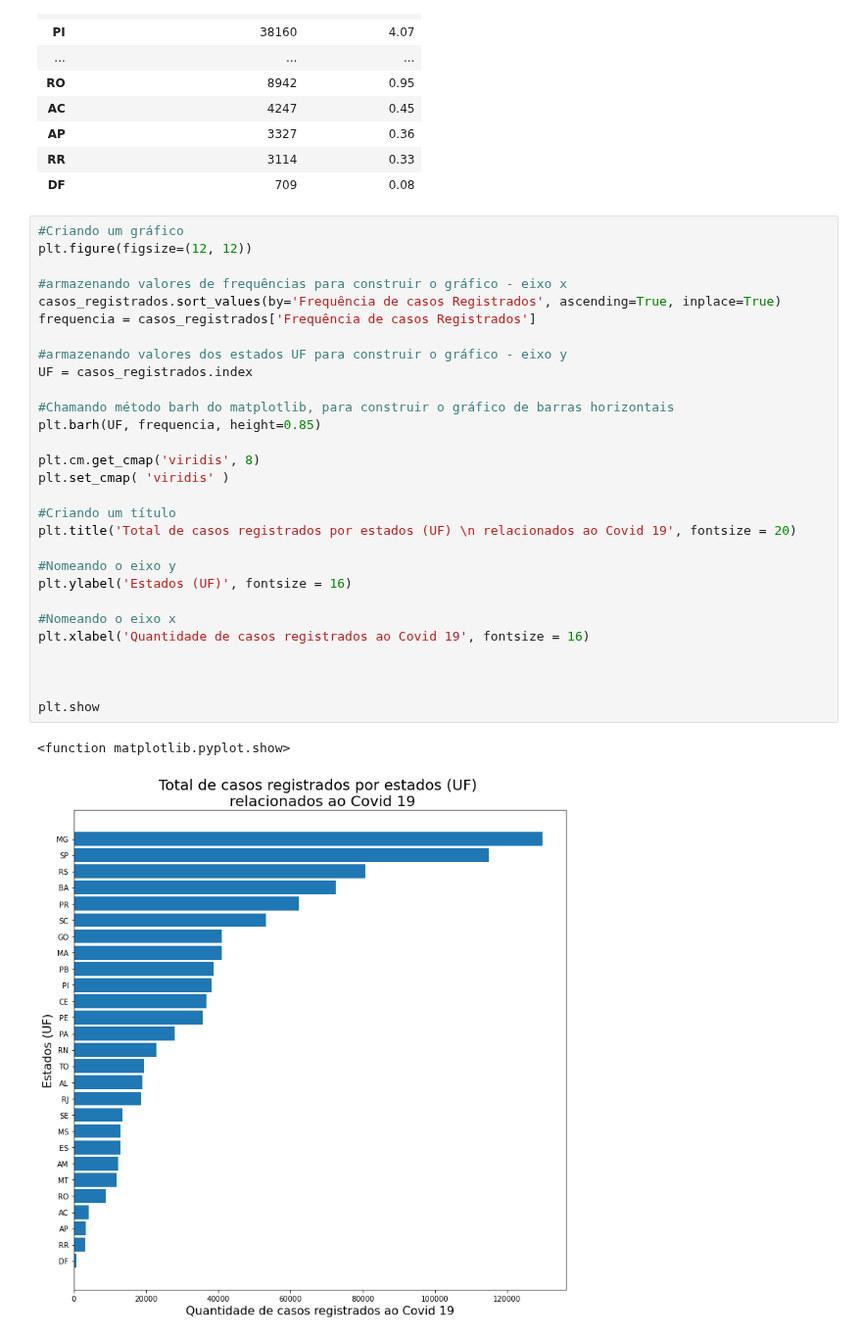
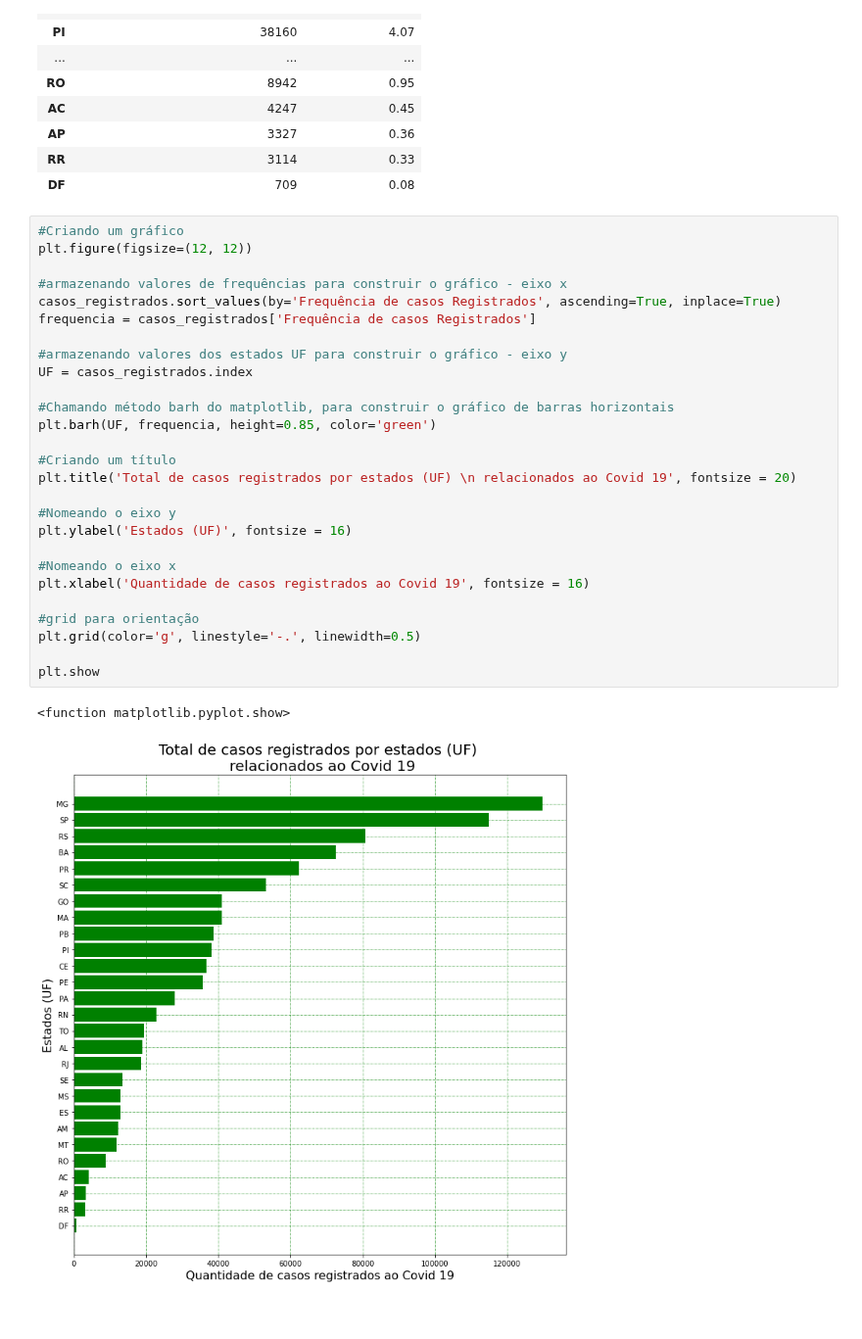
Before and after one commit to yoshinaga2904/Bootcamp-Alura, a Jupyter notebook: Fabio_Yoshinaga_Projeto_modulo_1.ipynb, the cells around one changed output. Shown at 98% size. Cells and saved outputs as stored; diff of their text form.

```diff
--- a/Fabio_Yoshinaga_Projeto_modulo_1.ipynb
+++ b/Fabio_Yoshinaga_Projeto_modulo_1.ipynb
@@ -149,32 +147,30 @@ casos_registrados
 # %%
 #Criando um gráfico
 plt.figure(figsize=(12, 12))
 
 #armazenando valores de frequências para construir o gráfico - eixo x
 casos_registrados.sort_values(by='Frequência de casos Registrados', ascending=True, inplace=True)
 frequencia = casos_registrados['Frequência de casos Registrados']
 
 #armazenando valores dos estados UF para construir o gráfico - eixo y
 UF = casos_registrados.index
 
 #Chamando método barh do matplotlib, para construir o gráfico de barras horizontais
-plt.barh(UF, frequencia, height=0.85)
-
-plt.cm.get_cmap('viridis', 8)
-plt.set_cmap( 'viridis' )
+plt.barh(UF, frequencia, height=0.85, color='green')
 
 #Criando um título
 plt.title('Total de casos registrados por estados (UF) \n relacionados ao Covid 19', fontsize = 20)
 
 #Nomeando o eixo y
 plt.ylabel('Estados (UF)', fontsize = 16)
 
 #Nomeando o eixo x
 plt.xlabel('Quantidade de casos registrados ao Covid 19', fontsize = 16)
 
-
+#grid para orientação
+plt.grid(color='g', linestyle='-.', linewidth=0.5)
 
 plt.show
 # %% [output]
 <function matplotlib.pyplot.show>
-[figure, old version]
+[figure, new version]
```
Also changed, not shown: parts of 2 cells of this notebook.
